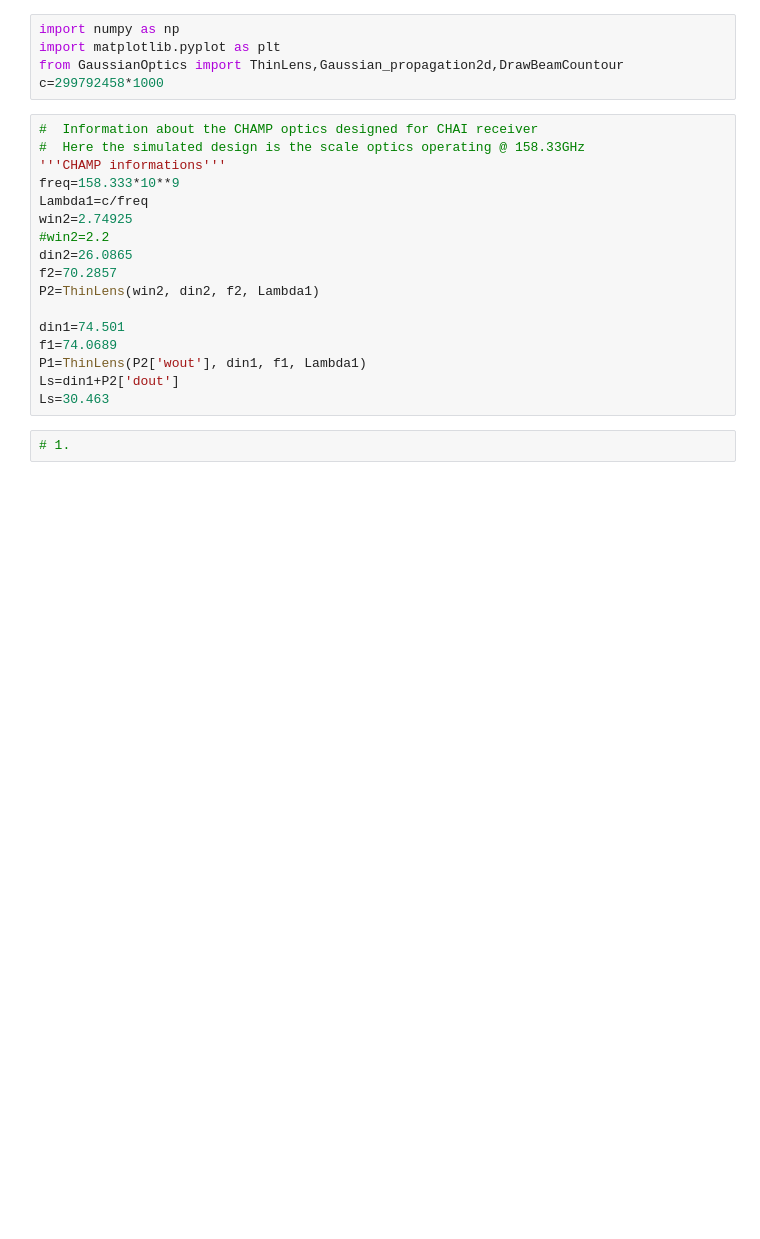
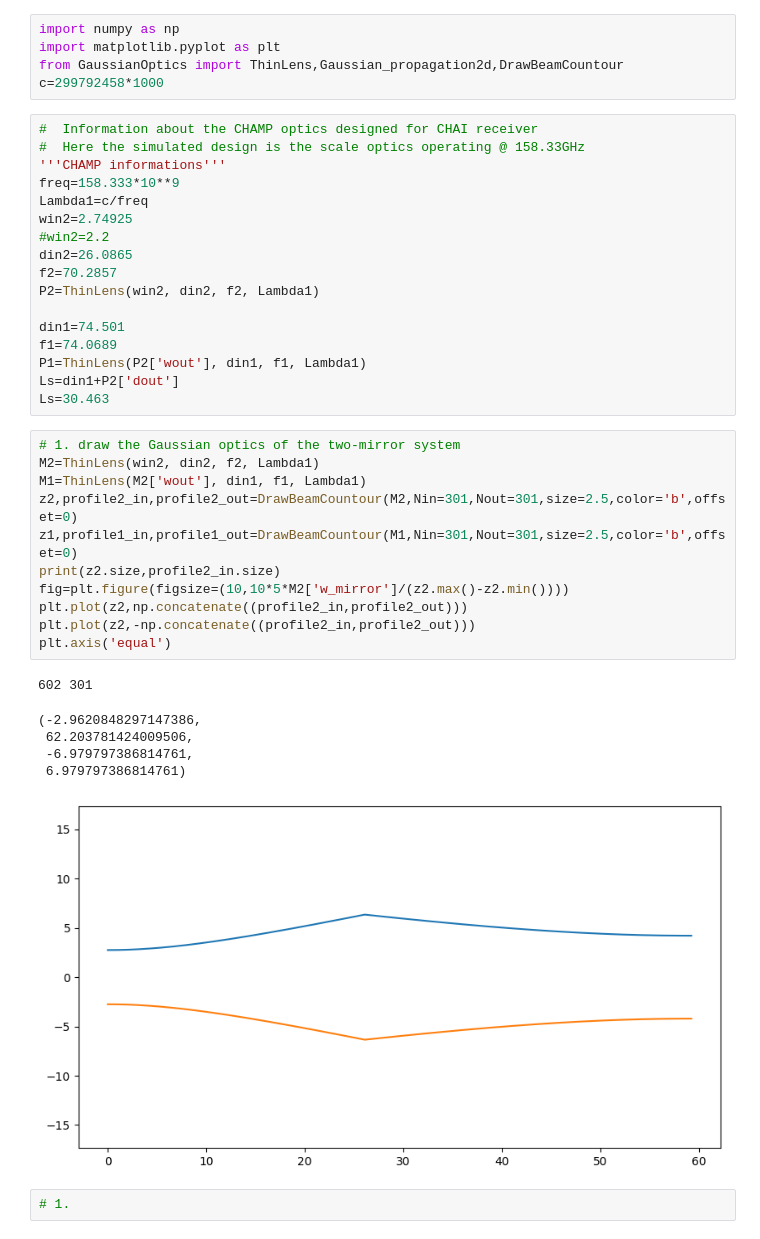
Before and after one commit to XiaodongRencologne/GaussianOptics, a Jupyter notebook: CHAMP_Test.ipynb, the cells around one changed output. Drawn from its saved outputs; the diff is of its cells as text; blank space fills up the shorter version.

```diff
--- a/CHAMP_Test.ipynb
+++ b/CHAMP_Test.ipynb
@@ -20,6 +20,24 @@ f1=74.0689
 P1=ThinLens(P2['wout'], din1, f1, Lambda1)
 Ls=din1+P2['dout']
 Ls=30.463
+# %%
+# 1. draw the Gaussian optics of the two-mirror system
+M2=ThinLens(win2, din2, f2, Lambda1)
+M1=ThinLens(M2['wout'], din1, f1, Lambda1)
+z2,profile2_in,profile2_out=DrawBeamCountour(M2,Nin=301,Nout=301,size=2.5,color='b',offset=0)
+z1,profile1_in,profile1_out=DrawBeamCountour(M1,Nin=301,Nout=301,size=2.5,color='b',offset=0)
+print(z2.size,profile2_in.size)
+fig=plt.figure(figsize=(10,10*5*M2['w_mirror']/(z2.max()-z2.min())))
+plt.plot(z2,np.concatenate((profile2_in,profile2_out)))
+plt.plot(z2,-np.concatenate((profile2_in,profile2_out)))
+plt.axis('equal')
+# %% [output]
+602 301
+(-2.9620848297147386,
+ 62.203781424009506,
+ -6.979797386814761,
+ 6.979797386814761)
+[figure, added]
 # %%
 # 1.
 # %%
```
